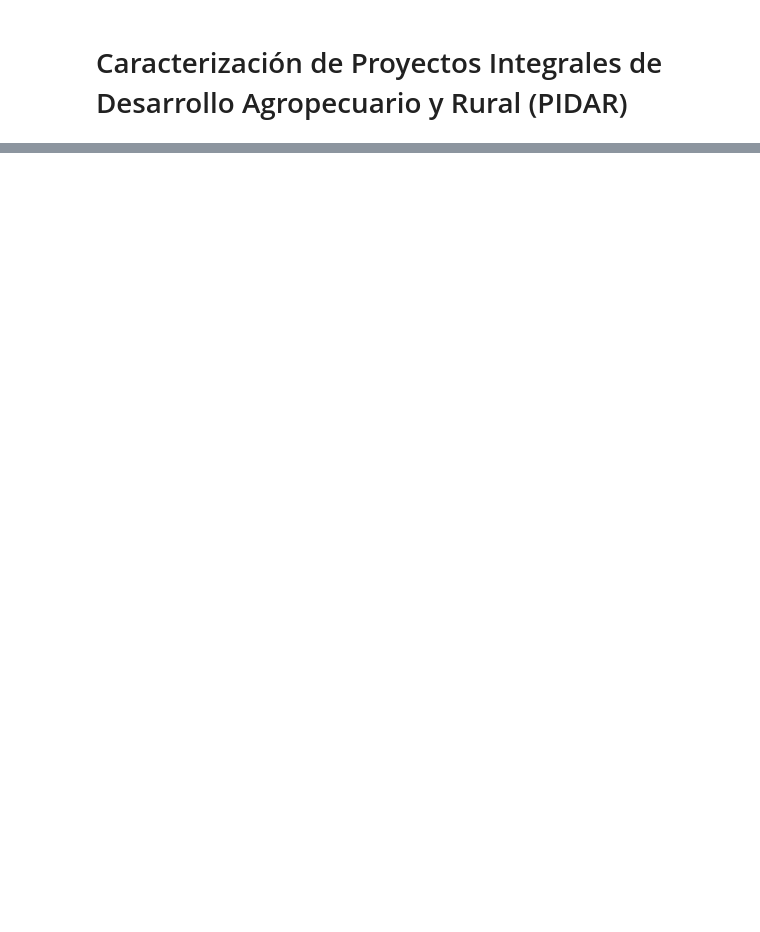
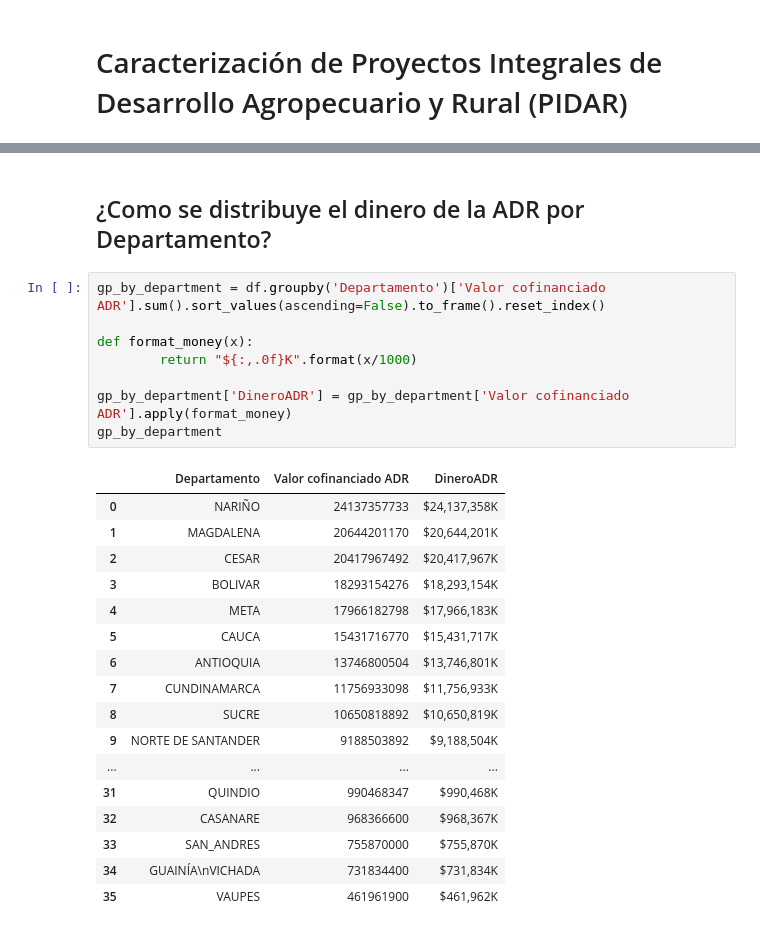
Before and after one commit to ds4a-team-envigado/project, a Jupyter notebook: pilar/pilar.ipynb, the cells around one changed output, grey strips where cells are left out. Drawn from its saved outputs; the diff is of its cells as text; blank space fills up the shorter version.

```diff
--- a/pilar/pilar.ipynb
+++ b/pilar/pilar.ipynb
@@ -30,0 +53,28 @@ df.shape
+# %% [markdown]
+## ¿Como se distribuye el dinero de la ADR por Departamento?
+# %%
+gp_by_department = df.groupby('Departamento')['Valor cofinanciado ADR'].sum().sort_values(ascending=False).to_frame().reset_index()
+
+def format_money(x):
+        return "${:,.0f}K".format(x/1000)
+
+gp_by_department['DineroADR'] = gp_by_department['Valor cofinanciado ADR'].apply(format_money)
+gp_by_department
+# %% [output]
+|  | Departamento | Valor cofinanciado ADR | DineroADR |
+| 0 | NARIÑO | 24137357733 | $24,137,358K |
+| 1 | MAGDALENA | 20644201170 | $20,644,201K |
+| 2 | CESAR | 20417967492 | $20,417,967K |
+| 3 | BOLIVAR | 18293154276 | $18,293,154K |
+| 4 | META | 17966182798 | $17,966,183K |
+| 5 | CAUCA | 15431716770 | $15,431,717K |
+| 6 | ANTIOQUIA | 13746800504 | $13,746,801K |
+| 7 | CUNDINAMARCA | 11756933098 | $11,756,933K |
+| 8 | SUCRE | 10650818892 | $10,650,819K |
+| 9 | NORTE DE SANTANDER | 9188503892 | $9,188,504K |
+| ... | ... | ... | ... |
+| 31 | QUINDIO | 990468347 | $990,468K |
+| 32 | CASANARE | 968366600 | $968,367K |
+| 33 | SAN_ANDRES | 755870000 | $755,870K |
+| 34 | GUAINÍA\nVICHADA | 731834400 | $731,834K |
+| 35 | VAUPES | 461961900 | $461,962K |
```
Also changed, not shown: parts of 12 cells of this notebook, 1 other file.
